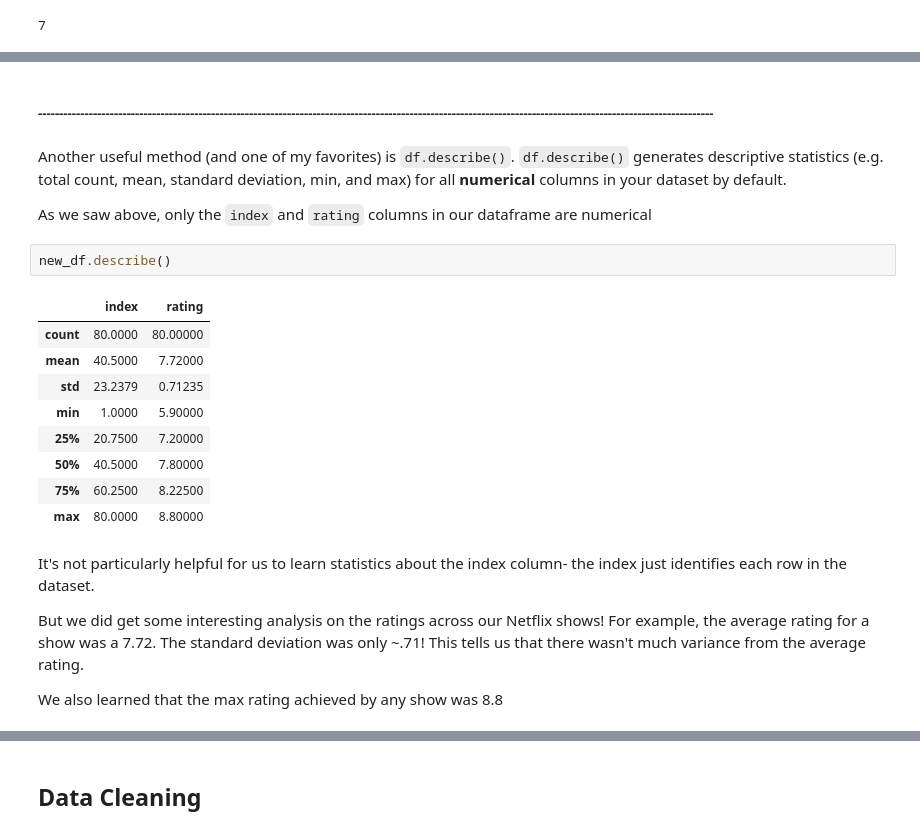
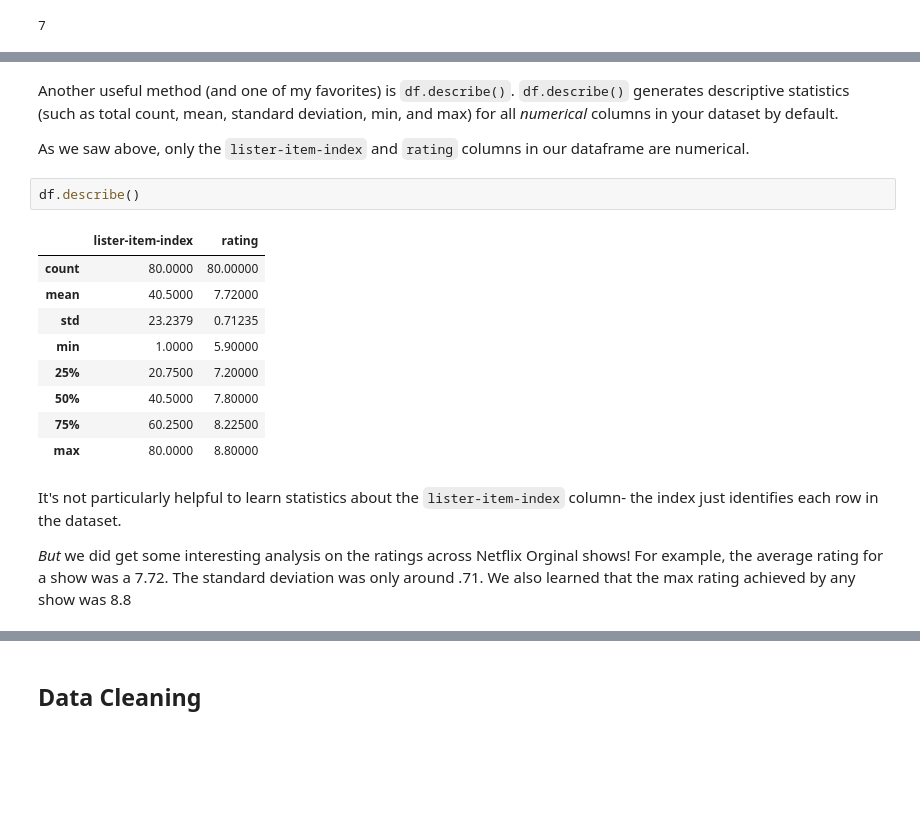
Before and after one commit to leifwalsh/data-analysis-problem-sets, a Jupyter notebook: 5-data-oriented-thinking/Introductory Data Analysis.ipynb, the cells around one changed output, grey strips where cells are left out. Cells and saved outputs as stored; diff of their text form; blank space fills up the shorter version.

```diff
--- a/5-data-oriented-thinking/Introductory Data Analysis.ipynb
+++ b/5-data-oriented-thinking/Introductory Data Analysis.ipynb
@@ -162,15 +190,13 @@ new_df.isnull().sum().sum()
 # %% [output]
 0
-# %% [markdown]
-##### ----------------------------------------------------------------------------------------------------------------------------------------------------------------
 # %% [markdown]
-Another useful method (and one of my favorites) is `df.describe()`. `df.describe()` generates descriptive statistics (e.g. total count, mean, standard deviation, min, and max) for all __numerical__ columns in your dataset by default.
+Another useful method (and one of my favorites) is `df.describe()`. `df.describe()` generates descriptive statistics (such as total count, mean, standard deviation, min, and max) for all _numerical_ columns in your dataset by default.
 
-As we saw above, only the `index` and `rating` columns in our dataframe are numerical
+As we saw above, only the `lister-item-index` and `rating` columns in our dataframe are numerical.
 # %%
-new_df.describe()
+df.describe()
 # %% [output]
-|  | index | rating |
+|  | lister-item-index | rating |
 | count | 80.0000 | 80.00000 |
 | mean | 40.5000 | 7.72000 |
 | std | 23.2379 | 0.71235 |
@@ -180,10 +206,7 @@ new_df.describe()
 | 75% | 60.2500 | 8.22500 |
 | max | 80.0000 | 8.80000 |
 # %% [markdown]
-It's not particularly helpful for us to learn statistics about the index column- the index just identifies each row in the dataset.
+It's not particularly helpful to learn statistics about the `lister-item-index`	column- the index just identifies each row in the dataset.
 
 
-But we did get some interesting analysis on the ratings across our Netflix shows! For example, the average rating for a show was a 7.72. The standard deviation was only ~.71! This tells us that there wasn't much variance from the average rating.
-
-
-We also learned that the max rating achieved by any show was 8.8
+_But_ we did get some interesting analysis on the ratings across Netflix Orginal shows! For example, the average rating for a show was a 7.72. The standard deviation was only around .71. We also learned that the max rating achieved by any show was 8.8
```
Also changed, not shown: parts of 56 cells of this notebook.
